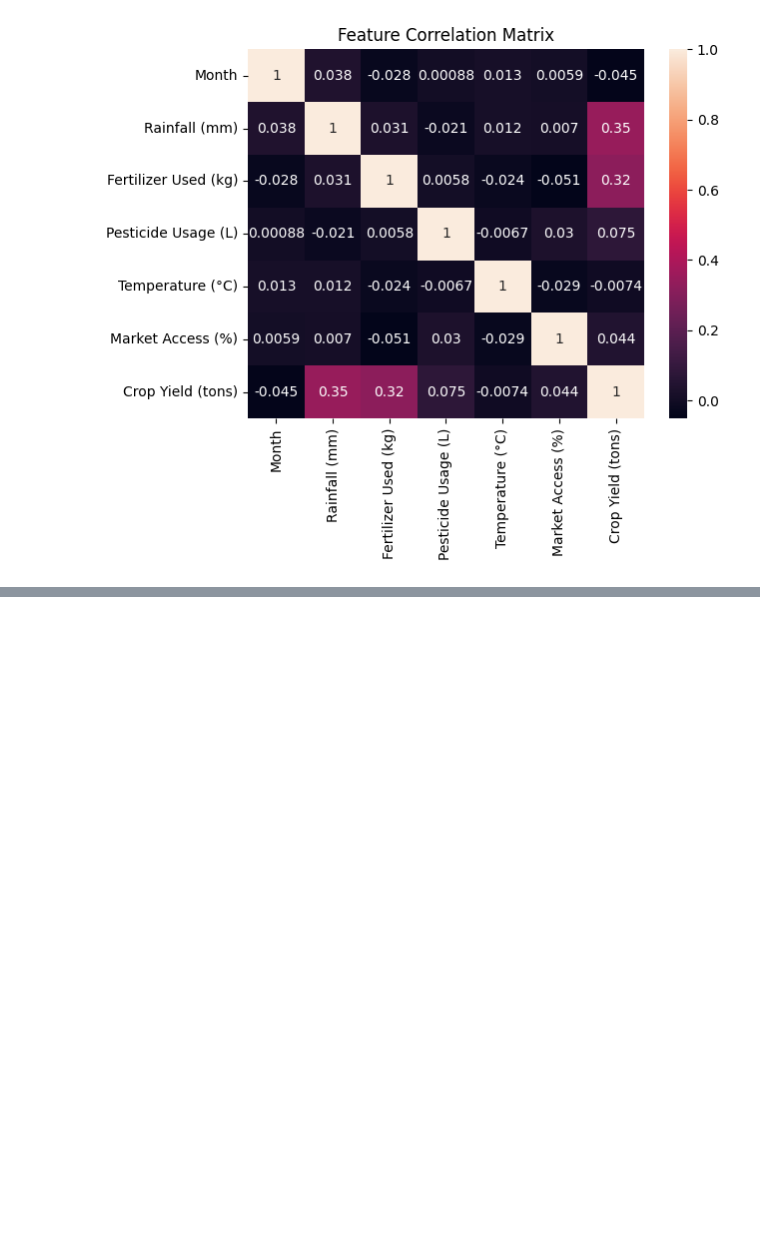
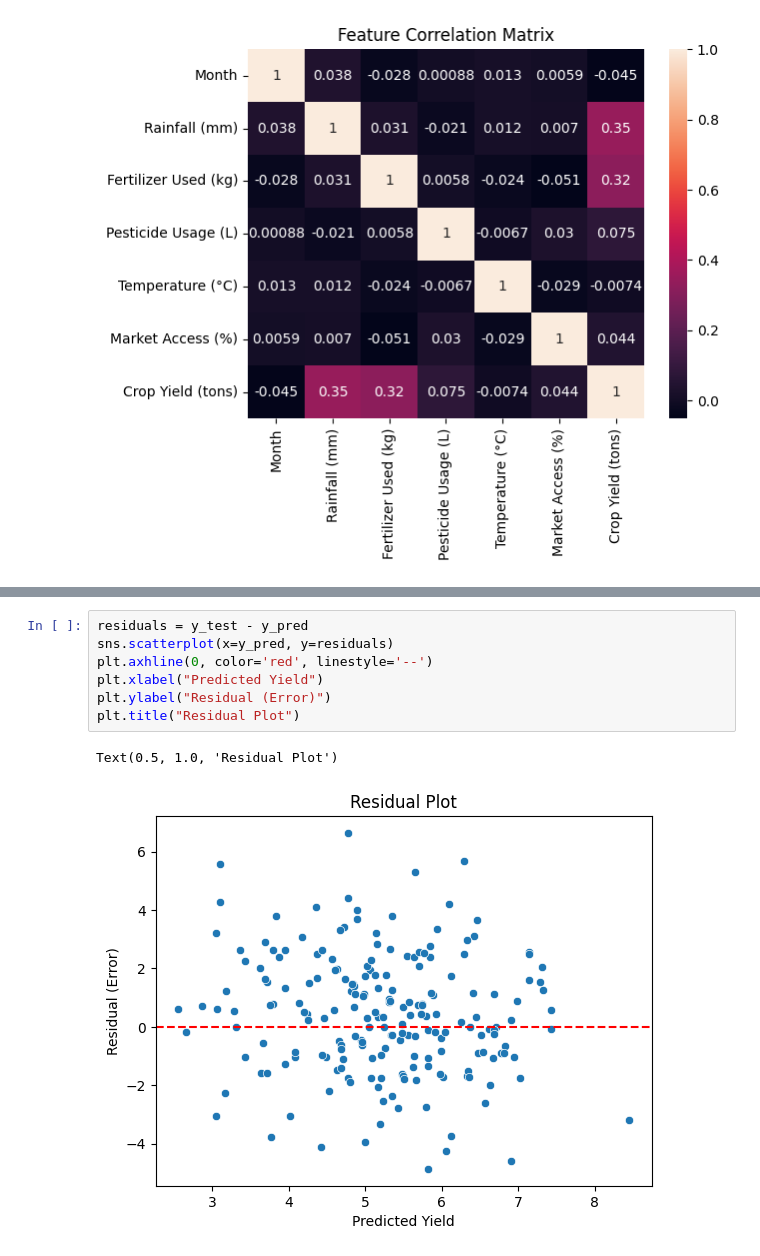
Before and after one commit to Mainabryan/agriculture_yield_model, a Jupyter notebook: agriculture_yield_datset.ipynb, the cells around one changed output, grey strips where cells are left out. Saved outputs shown, nothing was run; the diff lists cells and outputs as text; blank space fills up the shorter version.

```diff
--- a/agriculture_yield_datset.ipynb
+++ b/agriculture_yield_datset.ipynb
@@ -171,0 +209,10 @@ display(numerical_data.corr())
+# %%
+residuals = y_test - y_pred
+sns.scatterplot(x=y_pred, y=residuals)
+plt.axhline(0, color='red', linestyle='--')
+plt.xlabel("Predicted Yield")
+plt.ylabel("Residual (Error)")
+plt.title("Residual Plot")
+# %% [output]
+Text(0.5, 1.0, 'Residual Plot')
+[figure, added]
```
Also changed, not shown: parts of 10 cells of this notebook.
